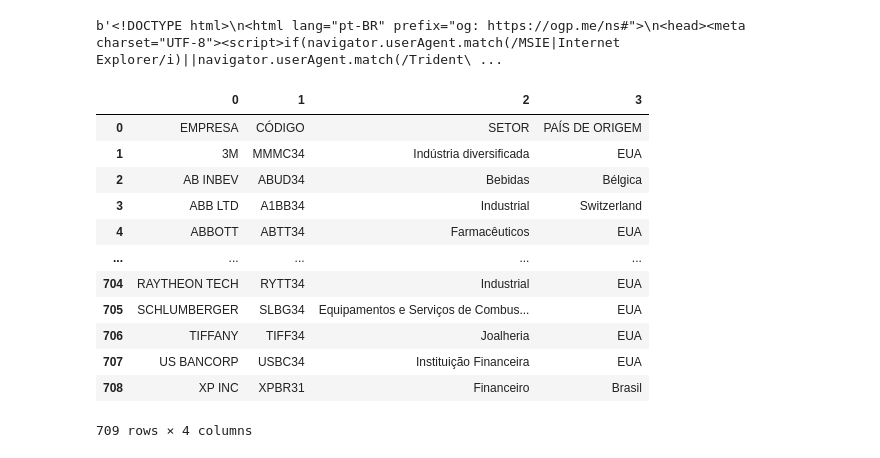
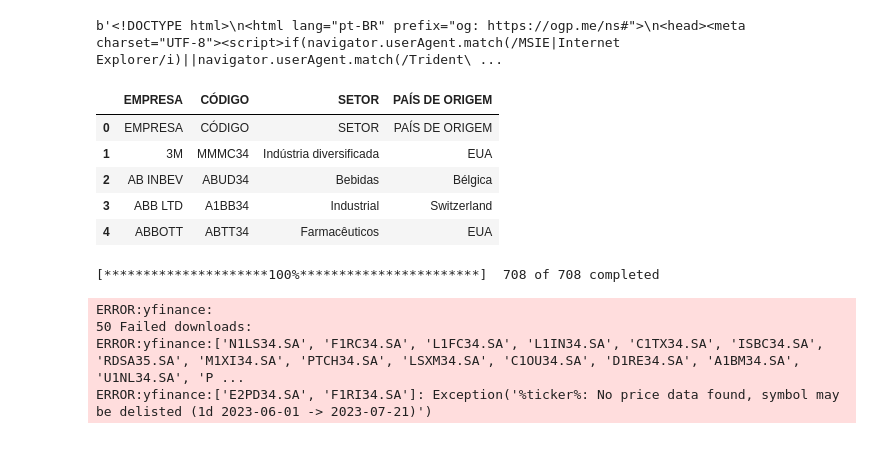
Before and after one commit to victorncg/financas_quantitativas, a Jupyter notebook: Extração_de_BDRs.ipynb, the cells around one changed output. Cells and saved outputs as stored; diff of their text form; code cells hidden in the pictures.

```diff
--- a/Extração_de_BDRs.ipynb
+++ b/Extração_de_BDRs.ipynb
@@ -72,18 +72,4 @@ webpage
 # %% [output]
 b'<!DOCTYPE html>\n<html lang="pt-BR" prefix="og: https://ogp.me/ns#">\n<head><meta charset="UTF-8"><script>if(navigator.userAgent.match(/MSIE|Internet Explorer/i)||navigator.userAgent.match(/Trident\ ...
 # %%
-pd.read_html(webpage)[0]
+df = pd.read_html(webpage)[0]
-# %% [output]
-|  | 0 | 1 | 2 | 3 |
-| 0 | EMPRESA | CÓDIGO | SETOR | PAÍS DE ORIGEM |
-| 1 | 3M | MMMC34 | Indústria diversificada | EUA |
-| 2 | AB INBEV | ABUD34 | Bebidas | Bélgica |
-| 3 | ABB LTD | A1BB34 | Industrial | Switzerland |
-| 4 | ABBOTT | ABTT34 | Farmacêuticos | EUA |
-| ... | ... | ... | ... | ... |
-| 704 | RAYTHEON TECH | RYTT34 | Industrial | EUA |
-| 705 | SCHLUMBERGER | SLBG34 | Equipamentos e Serviços de Combus... | EUA |
-| 706 | TIFFANY | TIFF34 | Joalheria | EUA |
-| 707 | US BANCORP | USBC34 | Instituição Financeira | EUA |
-| 708 | XP INC | XPBR31 | Financeiro | Brasil |
-709 rows × 4 columns
@@ -89,0 +78,9 @@ pd.read_html(webpage)[0]
+# %%
+df.head()
+# %% [output]
+|  | EMPRESA | CÓDIGO | SETOR | PAÍS DE ORIGEM |
+| 0 | EMPRESA | CÓDIGO | SETOR | PAÍS DE ORIGEM |
+| 1 | 3M | MMMC34 | Indústria diversificada | EUA |
+| 2 | AB INBEV | ABUD34 | Bebidas | Bélgica |
+| 3 | ABB LTD | A1BB34 | Industrial | Switzerland |
+| 4 | ABBOTT | ABTT34 | Farmacêuticos | EUA |
@@ -89,0 +93,8 @@ pd.read_html(webpage)[0]
+# %%
+data = yf.download(bdrs, start = '2023-06-01')['Close']
+# %% [output]
+[*********************100%***********************]  708 of 708 completed
+ERROR:yfinance:
+50 Failed downloads:
+ERROR:yfinance:['N1LS34.SA', 'F1RC34.SA', 'L1FC34.SA', 'L1IN34.SA', 'C1TX34.SA', 'ISBC34.SA', 'RDSA35.SA', 'M1XI34.SA', 'PTCH34.SA', 'LSXM34.SA', 'C1OU34.SA', 'D1RE34.SA', 'A1BM34.SA', 'U1NL34.SA', 'P ...
+ERROR:yfinance:['E2PD34.SA', 'F1RI34.SA']: Exception('%ticker%: No price data found, symbol may be delisted (1d 2023-06-01 -> 2023-07-21)')
```
Also changed, not shown: parts of 8 cells of this notebook.
